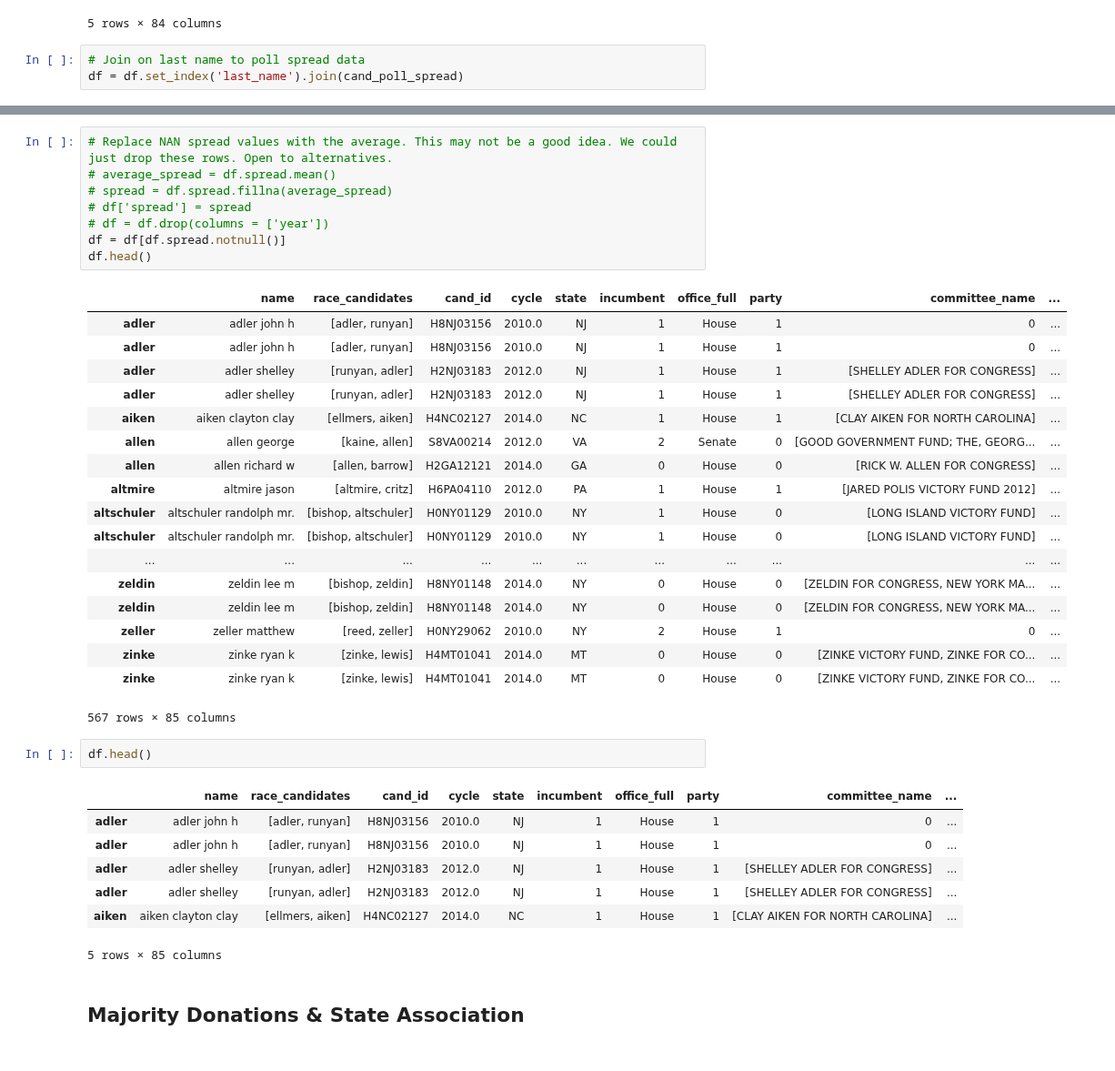
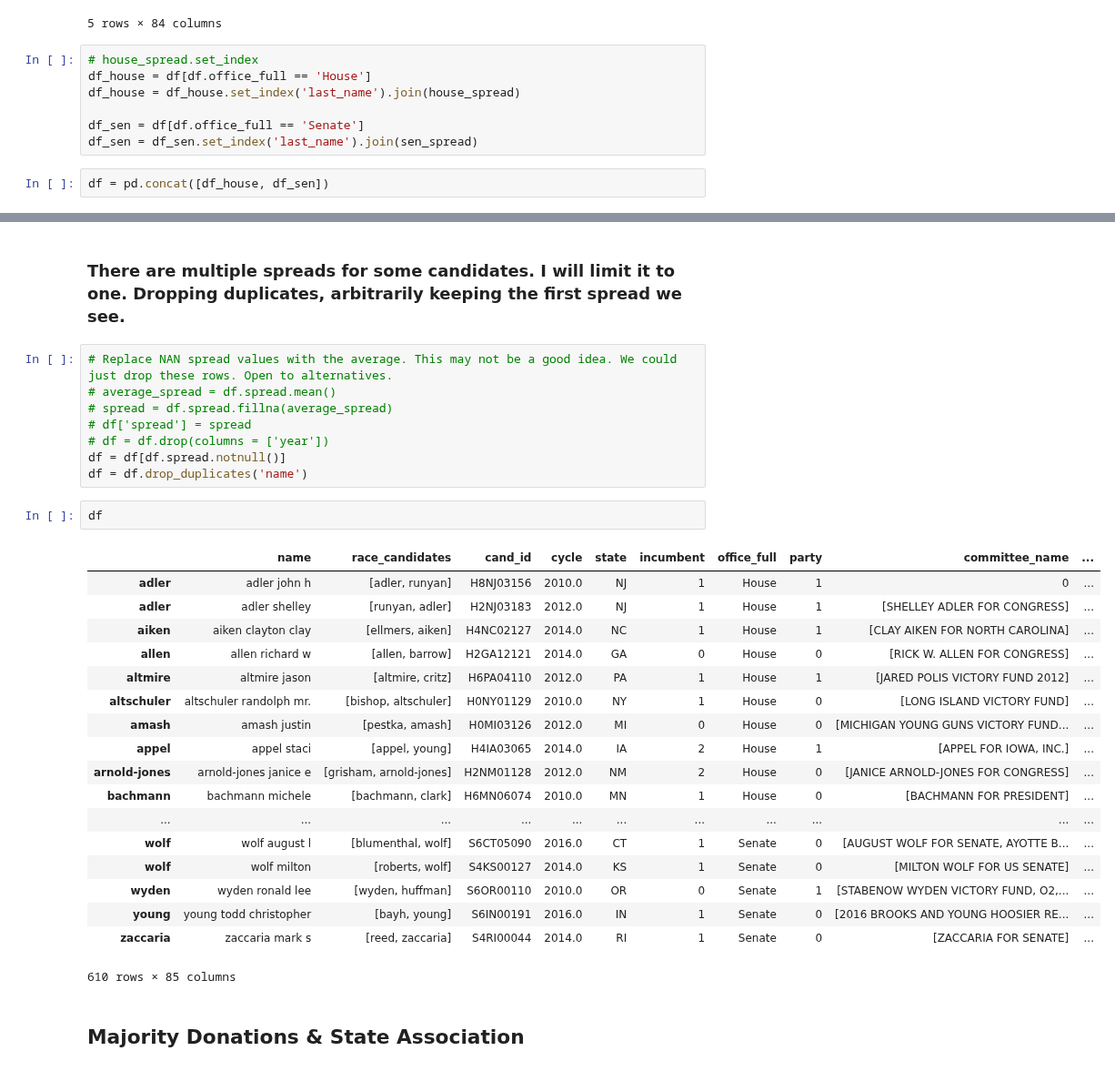
Before and after one commit to Nlorio/election-forecast, a Jupyter notebook: notebooks/3-modeling/FEC_poll_model.ipynb, the cells around one changed output, grey strips where cells are left out. Shown at 91% size. Saved outputs shown, nothing was run; the diff lists cells and outputs as text.

```diff
--- a/notebooks/3-modeling/FEC_poll_model.ipynb
+++ b/notebooks/3-modeling/FEC_poll_model.ipynb
@@ -165,7 +166,13 @@ df.head()
 | 3 | adler john h | [adler, runyan] | H8NJ03156 | 2010.0 | NJ | 1 | House | 1 | 0 | ... |
 | 4 | adler shelley | [runyan, adler] | H2NJ03183 | 2012.0 | NJ | 1 | House | 1 | [SHELLEY ADLER FOR CONGRESS] | ... |
 5 rows × 84 columns
-# %%
-# Join on last name to poll spread data
-df = df.set_index('last_name').join(cand_poll_spread)
+# %%
+# house_spread.set_index
+df_house = df[df.office_full == 'House']
+df_house = df_house.set_index('last_name').join(house_spread)
+
+df_sen = df[df.office_full == 'Senate']
+df_sen = df_sen.set_index('last_name').join(sen_spread)
+# %%
+df = pd.concat([df_house, df_sen])
 # %%
@@ -174,3 +202,5 @@ df = df.drop(columns=['year'])
+# %% [markdown]
+### There are multiple spreads for some candidates. I will limit it to one. Dropping duplicates, arbitrarily keeping the first spread we see.
 # %%
 # Replace NAN spread values with the average. This may not be a good idea. We could just drop these rows. Open to alternatives.
 # average_spread = df.spread.mean()
@@ -178,36 +208,28 @@ df = df.drop(columns=['year'])
 # df['spread'] = spread
 # df = df.drop(columns = ['year'])
 df = df[df.spread.notnull()]
-df.head()
+df = df.drop_duplicates('name')
-# %% [output]
-|  | name | race_candidates | cand_id | cycle | state | incumbent | office_full | party | committee_name | ... |
-| adler | adler john h | [adler, runyan] | H8NJ03156 | 2010.0 | NJ | 1 | House | 1 | 0 | ... |
-| adler | adler john h | [adler, runyan] | H8NJ03156 | 2010.0 | NJ | 1 | House | 1 | 0 | ... |
-| adler | adler shelley | [runyan, adler] | H2NJ03183 | 2012.0 | NJ | 1 | House | 1 | [SHELLEY ADLER FOR CONGRESS] | ... |
-| adler | adler shelley | [runyan, adler] | H2NJ03183 | 2012.0 | NJ | 1 | House | 1 | [SHELLEY ADLER FOR CONGRESS] | ... |
-| aiken | aiken clayton clay | [ellmers, aiken] | H4NC02127 | 2014.0 | NC | 1 | House | 1 | [CLAY AIKEN FOR NORTH CAROLINA] | ... |
-| allen | allen george | [kaine, allen] | S8VA00214 | 2012.0 | VA | 2 | Senate | 0 | [GOOD GOVERNMENT FUND; THE, GEORG... | ... |
-| allen | allen richard w | [allen, barrow] | H2GA12121 | 2014.0 | GA | 0 | House | 0 | [RICK W. ALLEN FOR CONGRESS] | ... |
-| altmire | altmire jason | [altmire, critz] | H6PA04110 | 2012.0 | PA | 1 | House | 1 | [JARED POLIS VICTORY FUND 2012] | ... |
-| altschuler | altschuler randolph mr. | [bishop, altschuler] | H0NY01129 | 2010.0 | NY | 1 | House | 0 | [LONG ISLAND VICTORY FUND] | ... |
-| altschuler | altschuler randolph mr. | [bishop, altschuler] | H0NY01129 | 2010.0 | NY | 1 | House | 0 | [LONG ISLAND VICTORY FUND] | ... |
-| ... | ... | ... | ... | ... | ... | ... | ... | ... | ... | ... |
-| zeldin | zeldin lee m | [bishop, zeldin] | H8NY01148 | 2014.0 | NY | 0 | House | 0 | [ZELDIN FOR CONGRESS, NEW YORK MA... | ... |
-| zeldin | zeldin lee m | [bishop, zeldin] | H8NY01148 | 2014.0 | NY | 0 | House | 0 | [ZELDIN FOR CONGRESS, NEW YORK MA... | ... |
-| zeller | zeller matthew | [reed, zeller] | H0NY29062 | 2010.0 | NY | 2 | House | 1 | 0 | ... |
-| zinke | zinke ryan k | [zinke, lewis] | H4MT01041 | 2014.0 | MT | 0 | House | 0 | [ZINKE VICTORY FUND, ZINKE FOR CO... | ... |
-| zinke | zinke ryan k | [zinke, lewis] | H4MT01041 | 2014.0 | MT | 0 | House | 0 | [ZINKE VICTORY FUND, ZINKE FOR CO... | ... |
-567 rows × 85 columns
 # %%
-df.head()
+df
 # %% [output]
 |  | name | race_candidates | cand_id | cycle | state | incumbent | office_full | party | committee_name | ... |
 | adler | adler john h | [adler, runyan] | H8NJ03156 | 2010.0 | NJ | 1 | House | 1 | 0 | ... |
-| adler | adler john h | [adler, runyan] | H8NJ03156 | 2010.0 | NJ | 1 | House | 1 | 0 | ... |
-| adler | adler shelley | [runyan, adler] | H2NJ03183 | 2012.0 | NJ | 1 | House | 1 | [SHELLEY ADLER FOR CONGRESS] | ... |
 | adler | adler shelley | [runyan, adler] | H2NJ03183 | 2012.0 | NJ | 1 | House | 1 | [SHELLEY ADLER FOR CONGRESS] | ... |
 | aiken | aiken clayton clay | [ellmers, aiken] | H4NC02127 | 2014.0 | NC | 1 | House | 1 | [CLAY AIKEN FOR NORTH CAROLINA] | ... |
+| allen | allen richard w | [allen, barrow] | H2GA12121 | 2014.0 | GA | 0 | House | 0 | [RICK W. ALLEN FOR CONGRESS] | ... |
+| altmire | altmire jason | [altmire, critz] | H6PA04110 | 2012.0 | PA | 1 | House | 1 | [JARED POLIS VICTORY FUND 2012] | ... |
+| altschuler | altschuler randolph mr. | [bishop, altschuler] | H0NY01129 | 2010.0 | NY | 1 | House | 0 | [LONG ISLAND VICTORY FUND] | ... |
+| amash | amash justin | [pestka, amash] | H0MI03126 | 2012.0 | MI | 0 | House | 0 | [MICHIGAN YOUNG GUNS VICTORY FUND... | ... |
+| appel | appel staci | [appel, young] | H4IA03065 | 2014.0 | IA | 2 | House | 1 | [APPEL FOR IOWA, INC.] | ... |
+| arnold-jones | arnold-jones janice e | [grisham, arnold-jones] | H2NM01128 | 2012.0 | NM | 2 | House | 0 | [JANICE ARNOLD-JONES FOR CONGRESS] | ... |
+| bachmann | bachmann michele | [bachmann, clark] | H6MN06074 | 2010.0 | MN | 1 | House | 0 | [BACHMANN FOR PRESIDENT] | ... |
+| ... | ... | ... | ... | ... | ... | ... | ... | ... | ... | ... |
+| wolf | wolf august l | [blumenthal, wolf] | S6CT05090 | 2016.0 | CT | 1 | Senate | 0 | [AUGUST WOLF FOR SENATE, AYOTTE B... | ... |
+| wolf | wolf milton | [roberts, wolf] | S4KS00127 | 2014.0 | KS | 1 | Senate | 0 | [MILTON WOLF FOR US SENATE] | ... |
+| wyden | wyden ronald lee | [wyden, huffman] | S6OR00110 | 2010.0 | OR | 0 | Senate | 1 | [STABENOW WYDEN VICTORY FUND, O2,... | ... |
+| young | young todd christopher | [bayh, young] | S6IN00191 | 2016.0 | IN | 1 | Senate | 0 | [2016 BROOKS AND YOUNG HOOSIER RE... | ... |
+| zaccaria | zaccaria mark s | [reed, zaccaria] | S4RI00044 | 2014.0 | RI | 1 | Senate | 0 | [ZACCARIA FOR SENATE] | ... |
-5 rows × 85 columns
+610 rows × 85 columns
 # %% [markdown]
 ## Majority Donations & State Association
 # %%
```
Also changed, not shown: parts of 25 cells of this notebook, 1 other file.
